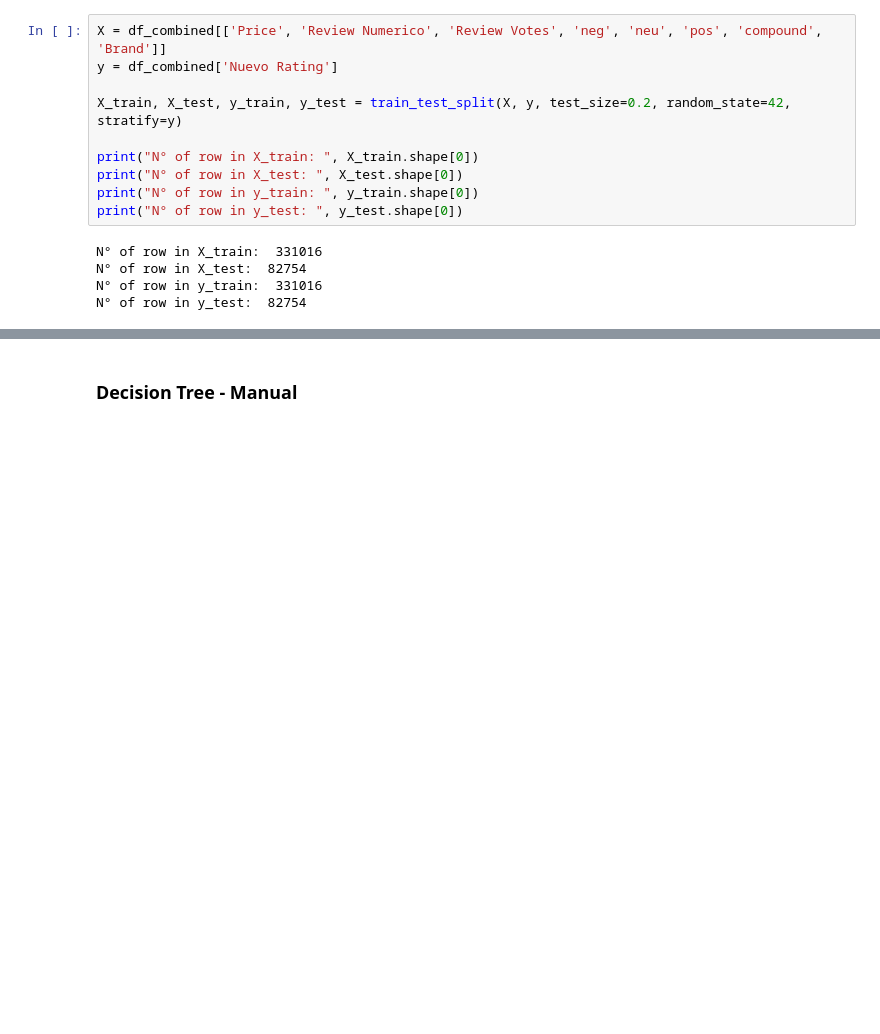
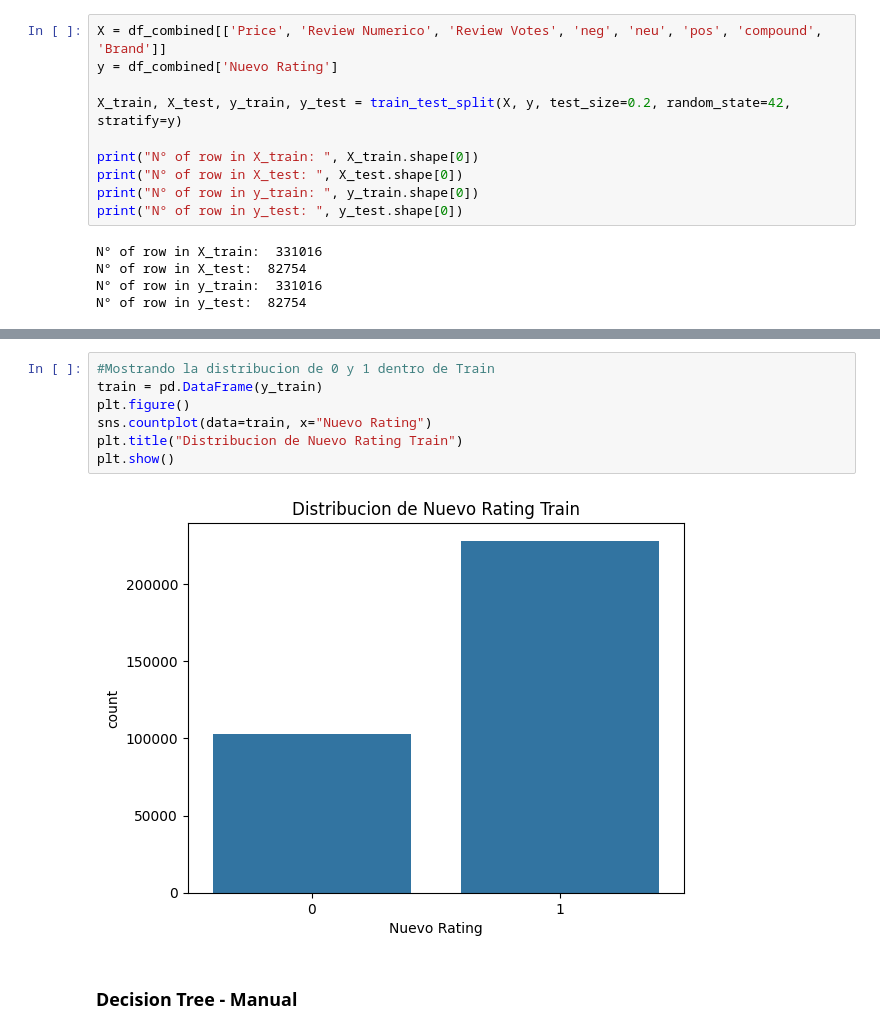
Before and after one commit to Danialloma/ProyectoIA4.3, a Jupyter notebook: main.ipynb, the cells around one changed output, grey strips where cells are left out. Saved outputs shown, nothing was run; the diff lists cells and outputs as text; blank space fills up the shorter version.

```diff
--- a/main.ipynb
+++ b/main.ipynb
@@ -314,3 +332,12 @@ N° of row in y_test:  82754
+# %%
+#Mostrando la distribucion de 0 y 1 dentro de Train
+train = pd.DataFrame(y_train)
+plt.figure()
+sns.countplot(data=train, x="Nuevo Rating")
+plt.title("Distribucion de Nuevo Rating Train")
+plt.show()
+# %% [output]
+[figure, added]
 # %% [markdown]
 ### Decision Tree - Manual
 # %%
```
Also changed, not shown: parts of 14 cells of this notebook.
